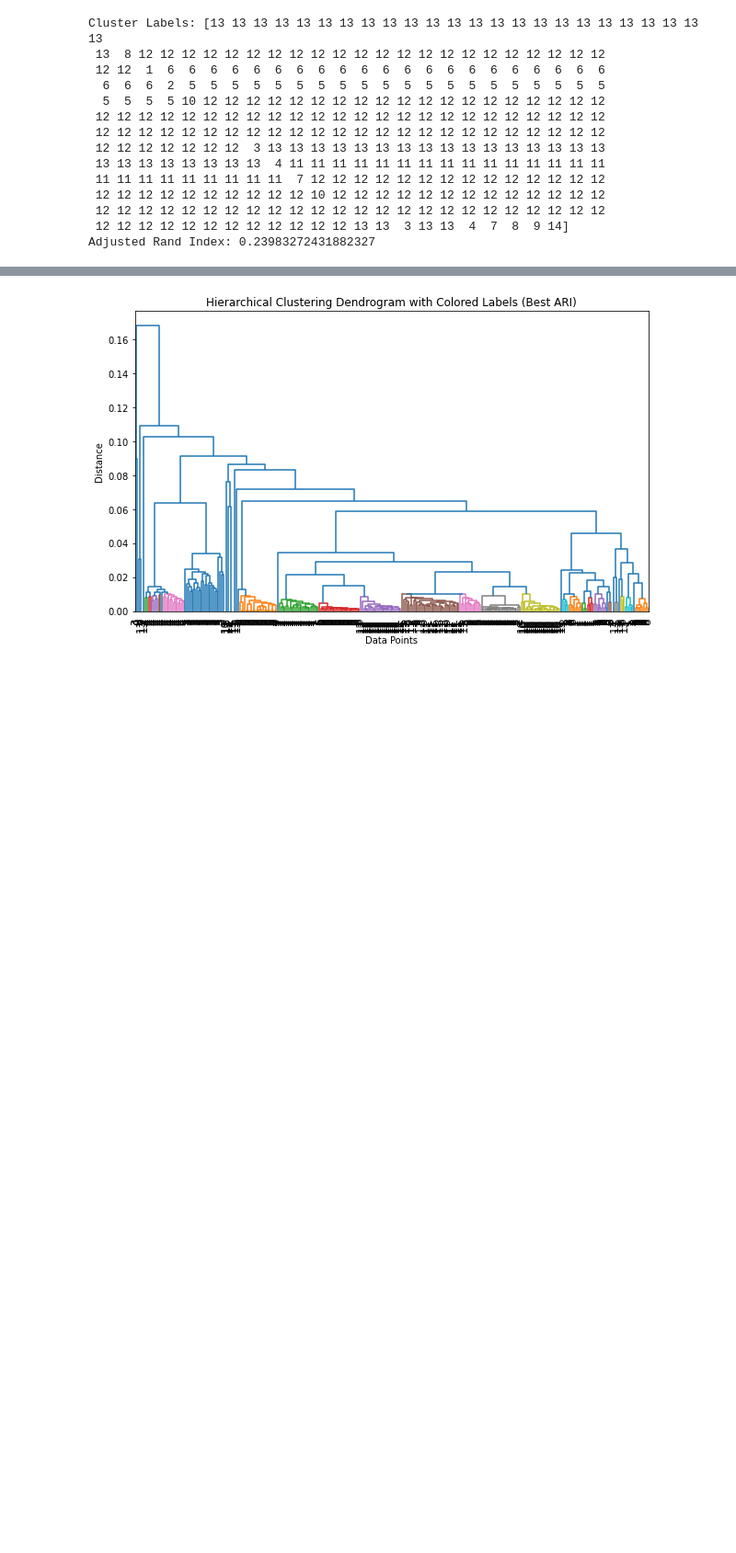
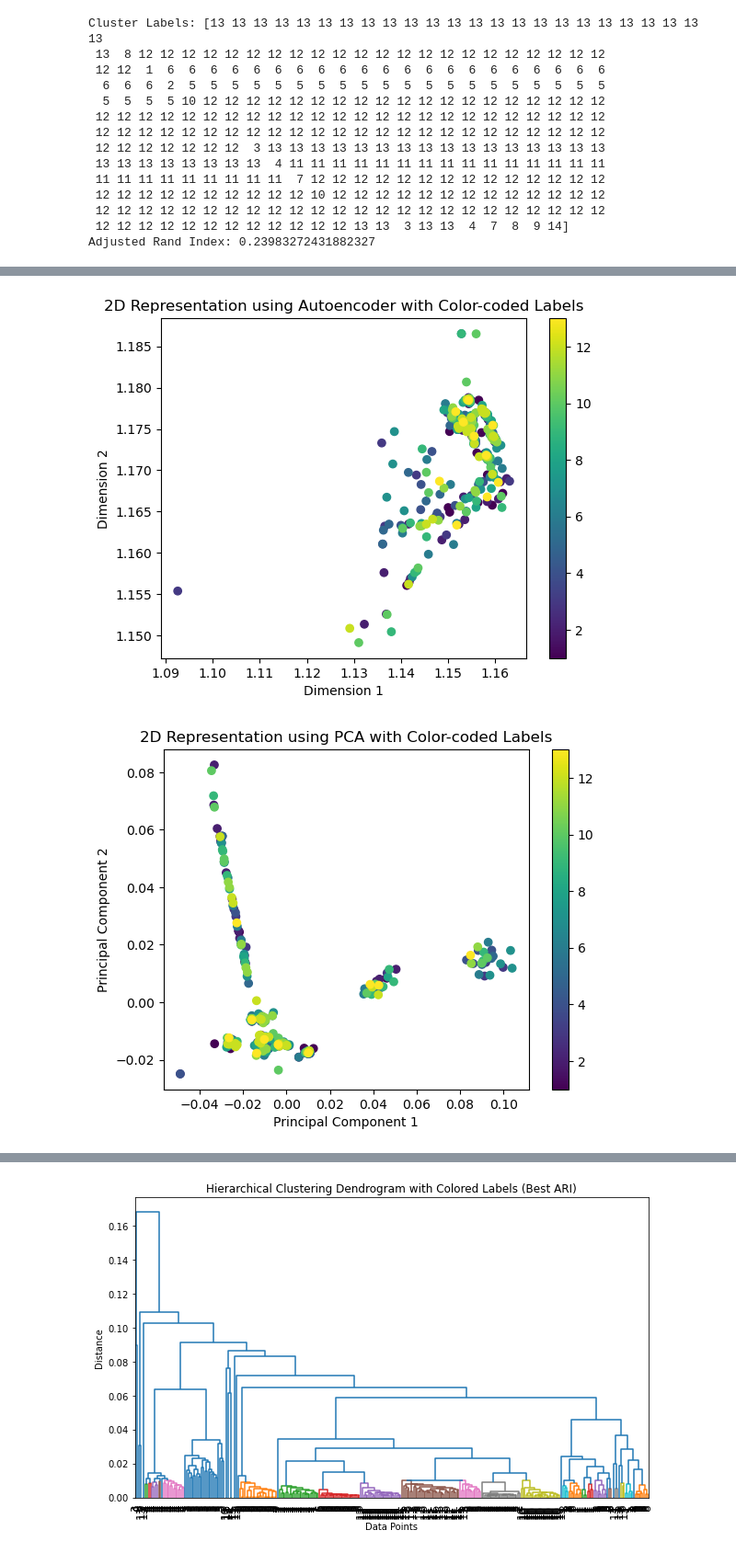
Before and after one commit to laubachb/chimes_CGD-myLLFork, a Jupyter notebook: dissimilarity_clustering/allFrames_hc.ipynb, the cells around one changed output, grey strips where cells are left out. Shown at 92% size. Drawn from its saved outputs; the diff is of its cells as text; code cells hidden in the pictures; blank space fills up the shorter version.

Commit message:
Added autoencoder fucntionality to allFrame clustering

```diff
--- a/dissimilarity_clustering/allFrames_hc.ipynb
+++ b/dissimilarity_clustering/allFrames_hc.ipynb
@@ -71,3 +71,52 @@ Cluster Labels: [13 13 13 13 13 13 13 13 13 13 13 13 13 13 13 13 13 13 13 13 13
  12 12 12 12 12 12 12 12 12 12 12 12 12 12 12 12 12 12 12 12 12 12 12 12
  12 12 12 12 12 12 12 12 12 12 12 12 13 13  3 13 13  4  7  8  9 14]
 Adjusted Rand Index: 0.23983272431882327
+# %%
+import os
+import numpy as np
+import matplotlib.pyplot as plt
+from sklearn.decomposition import PCA
+from tensorflow.keras.layers import Input, Dense
+from tensorflow.keras.models import Model
+
+# Convert the master list to a NumPy array
+master_array = np.array(master_list)
+
+# Define the autoencoder model
+input_size = master_array.shape[1]
+encoding_dim = 2  # 2D representation for autoencoder
+
+input_data = Input(shape=(input_size,))
+encoded = Dense(encoding_dim, activation='relu')(input_data)
+decoded = Dense(input_size, activation='sigmoid')(encoded)
+
+autoencoder = Model(input_data, decoded)
+autoencoder.compile(optimizer='adam', loss='mse')
+
+# Train the autoencoder
+autoencoder.fit(master_array, master_array, epochs=50, batch_size=32, shuffle=True)
+
+# Create a separate encoder model to get 2D representations
+encoder = Model(input_data, encoded)
+encoded_data_autoencoder = encoder.predict(master_array)
+
+# Apply PCA for 2D representation
+pca = PCA(n_components=2)
+pca_result = pca.fit_transform(master_array)
+
+# Plot the 2D representation using autoencoder with color-coded labels
+plt.scatter(encoded_data_autoencoder[:, 0], encoded_data_autoencoder[:, 1], c=labels_list, cmap='viridis')
+plt.colorbar()
+plt.title('2D Representation using Autoencoder with Color-coded Labels')
+plt.xlabel('Dimension 1')
+plt.ylabel('Dimension 2')
+plt.show()
+
+# Plot the 2D representation using PCA with color-coded labels
+plt.scatter(pca_result[:, 0], pca_result[:, 1], c=labels_list, cmap='viridis')
+plt.colorbar()
+plt.title('2D Representation using PCA with Color-coded Labels')
+plt.xlabel('Principal Component 1')
+plt.ylabel('Principal Component 2')
+plt.show()
+# %% [output]
@@ -73,0 +140,2 @@ Adjusted Rand Index: 0.23983272431882327
+[figure, added]
+[figure, added]
```
Also changed, not shown: parts of 2 cells of this notebook.
